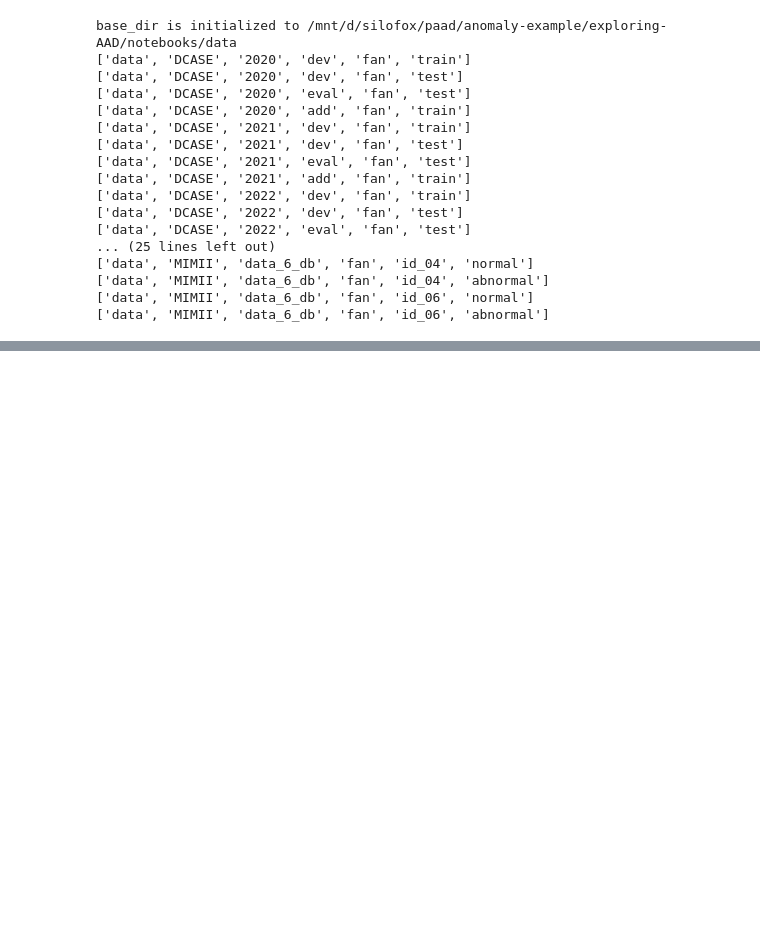
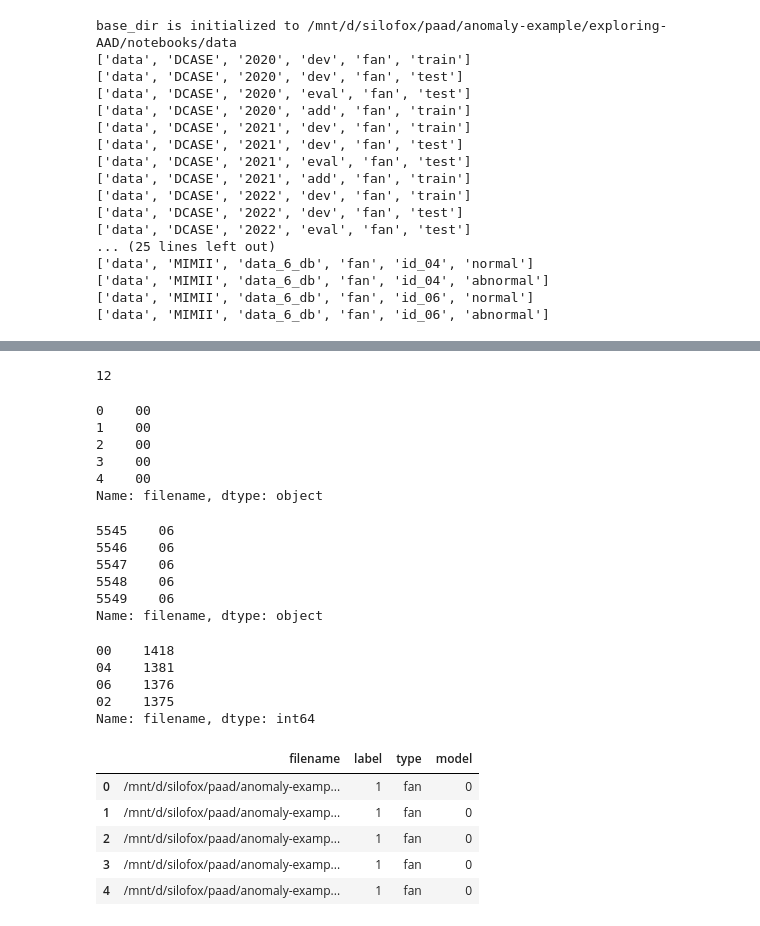
Before and after one commit to meloncus/Paad, a Jupyter notebook: test_and_mockup.ipynb, the cells around one changed output, grey strips where cells are left out. Cells and saved outputs as stored; diff of their text form; code cells hidden in the pictures; blank space fills up the shorter version.

```diff
--- a/test_and_mockup.ipynb
+++ b/test_and_mockup.ipynb
@@ -136,0 +232,2 @@ SyntaxError: incomplete input (2050613669.py, line 1)
+# %%
+flatten_data = get_flatten_data(data)
@@ -136,0 +254,4 @@ SyntaxError: incomplete input (2050613669.py, line 1)
+# %%
+specific_label = get_specific_data(fan_data_label)
+# %%
+label_data = get_label_from_flatten_specifics(flatten_data, specific_label)
@@ -136,0 +363,4 @@ SyntaxError: incomplete input (2050613669.py, line 1)
+# %%
+id_idx
+# %% [output]
+12
@@ -136,0 +369,26 @@ SyntaxError: incomplete input (2050613669.py, line 1)
+# %%
+df_tmp.head()
+# %% [output]
+0    00
+1    00
+2    00
+3    00
+4    00
+Name: filename, dtype: object
+# %%
+df_tmp.tail()
+# %% [output]
+5545    06
+5546    06
+5547    06
+5548    06
+5549    06
+Name: filename, dtype: object
+# %%
+df_tmp.value_counts()
+# %% [output]
+00    1418
+04    1381
+06    1376
+02    1375
+Name: filename, dtype: int64
@@ -136,0 +397,11 @@ SyntaxError: incomplete input (2050613669.py, line 1)
+# %%
+df = get_dataframe_from_flatten_data_and_label(flatten_data, label_data)
+# %%
+df.head()
+# %% [output]
+|  | filename | label | type | model |
+| 0 | /mnt/d/silofox/paad/anomaly-examp... | 1 | fan | 0 |
+| 1 | /mnt/d/silofox/paad/anomaly-examp... | 1 | fan | 0 |
+| 2 | /mnt/d/silofox/paad/anomaly-examp... | 1 | fan | 0 |
+| 3 | /mnt/d/silofox/paad/anomaly-examp... | 1 | fan | 0 |
+| 4 | /mnt/d/silofox/paad/anomaly-examp... | 1 | fan | 0 |
```
Also changed, not shown: parts of 59 cells of this notebook, 3 other files.
